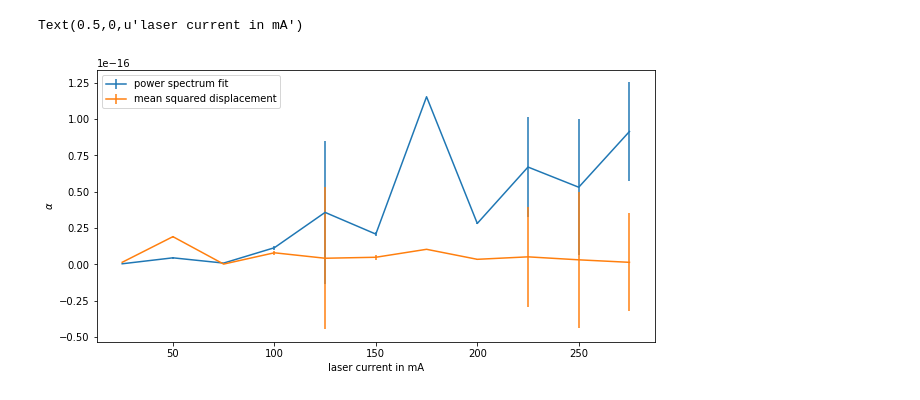
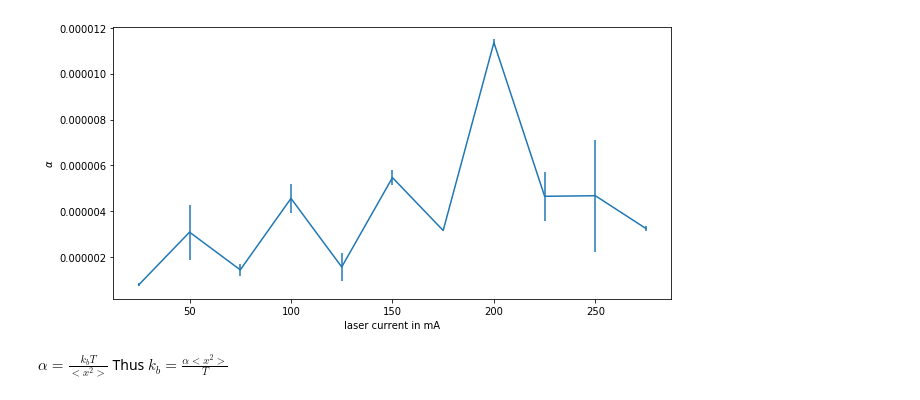
Before and after one commit to Gtwomd/advancedlab3, a Jupyter notebook: code/source/alpha-calculation.ipynb, the cells around one changed output. Drawn from its saved outputs; the diff is of its cells as text; code cells hidden in the pictures.

Commit message:
fix alpha-calc

```diff
--- a/code/source/alpha-calculation.ipynb
+++ b/code/source/alpha-calculation.ipynb
@@ -18,35 +17,36 @@ runarray = [1,2,3]
 def powerfunc(f,P0,f0):
     return (P0*f0**2)/(f**2 + f0**2)
 # %%
-alphaarray = np.zeros((11,3))
+meansquare_array = np.zeros((11,3))
 for i in range(11):
     for j in range(3):
         mA = mAarray[i]
         run = runarray[j]
         x, y, s = np.loadtxt(os.path.join(root,str(mA),str(run),pos), unpack=True)
+        x = x*1e-6
+        y = y*1e-6
         xmean = np.average(x)
         ymean = np.average(y)
         meansquare = np.average((x-xmean)**2 + (y-ymean)**2)
-#         print meansquare
-        alpha = kb*T/meansquare
-#         print alpha
-        alphaarray[i,j] = alpha
-#         best_guess_f0 = alpha/(2*np.pi*beta)
-#         best_guess_P0 = 2*kb*T/(np.pi*alpha*f0)
-        # print best_guess_P0, best_guess_f0
+        meansquare_array[i,j] = meansquare
 # %%
-alphaprimearray = np.zeros((11,3))
+f0_array = np.zeros((11,3))
+
 fig, ax = plt.subplots(11,3, figsize=(16,30))
+plt.subplots_adjust(hspace=.5)
+
+fig.text(0.5, 0.1, 'Frequency Hz', ha='center')
+fig.text(0.04, 0.5, r'Power $V^2 s$', va='center', rotation='vertical')
 
 for i in range(11):
     for j in range(3):
         mA = mAarray[i]
         run = runarray[j]
-        df = pd.read_table(os.path.join(root,str(mA),str(run),spec), sep='\s|,', engine='python', header=None, skiprows=4)
+        df = pd.read_table(os.path.join(root,str(mA),str(run),spec),sep='\s|,',engine='python',header=None,skiprows=4)
         f = df.values[:,0]
         intensity = df.values[:,1]
         try:
-            params, mat = curve_fit(powerfunc, f[2:], intensity[2:], p0=[1e-6,20], bounds=([1e-8,0], [1e-2,100]), method='trf')
+            params, mat = curve_fit(powerfunc, f[2:], intensity[2:], p0=[1e-6,20], bounds=([1e-8,0], [1e-2,100]))
             P0 = params[0]
             f0 = params[1]
             sigP0 = mat[0,0]
@@ -54,10 +54,9 @@ for i in range(11):
 
             ax[i,j].loglog(f, intensity)
             ax[i,j].loglog(f,powerfunc(f, params[0], params[1]))
-            alphaprime = 2*kb*T/(np.pi*P0*f0)
-            alphaprimearray[i,j] = alphaprime
+            ax[i,j].set_title('{:2d}mA'.format(mA))
+
+            f0_array[i,j] = f0
         except:
             continue
-
-        # print alphaprime
 # %% [output]
@@ -64,0 +66,7 @@ for i in range(11):
+# %%
+alpha_array = 2*np.pi*beta*f0_array
+# %%
+meansquare_std = np.std(meansquare_array,axis=1)
+alphaprime_std = np.std(alpha_array, axis=1)
+meansquare_avg = np.average(meansquare_array, axis=1)
+alphaprime_avg = np.average(alpha_array, axis=1)
@@ -65,12 +80,11 @@ for i in range(11):
 # %%
-# print alphaprimearray
 fig, ax = plt.subplots(figsize=(10,5))
-ax.errorbar(mAarray,np.average(alphaprimearray, 1),np.std(alphaprimearray, axis=1), label='power spectrum fit')
-# print alphaarray
-ax.errorbar(mAarray,np.average(alphaarray, 1), np.std(alphaprimearray, axis=1), label='mean squared displacement')
-ax.legend(loc=2)
+ax.errorbar(mAarray,alphaprime_avg,alphaprime_std)
 ax.set_ylabel(r'$\alpha$')
-ax.set_xlabel('laser current in mA')
+ax.set_xlabel('laser current in mA');
 # %% [output]
-Text(0.5,0,u'laser current in mA')
-[figure, old version]
+[figure, new version]
+# %% [markdown]
+$\alpha = \frac{k_b T}{<x^2>}$
+Thus
+$k_b = \frac{\alpha <x^2>}{T}$
```
Also changed, not shown: parts of 7 cells of this notebook.
